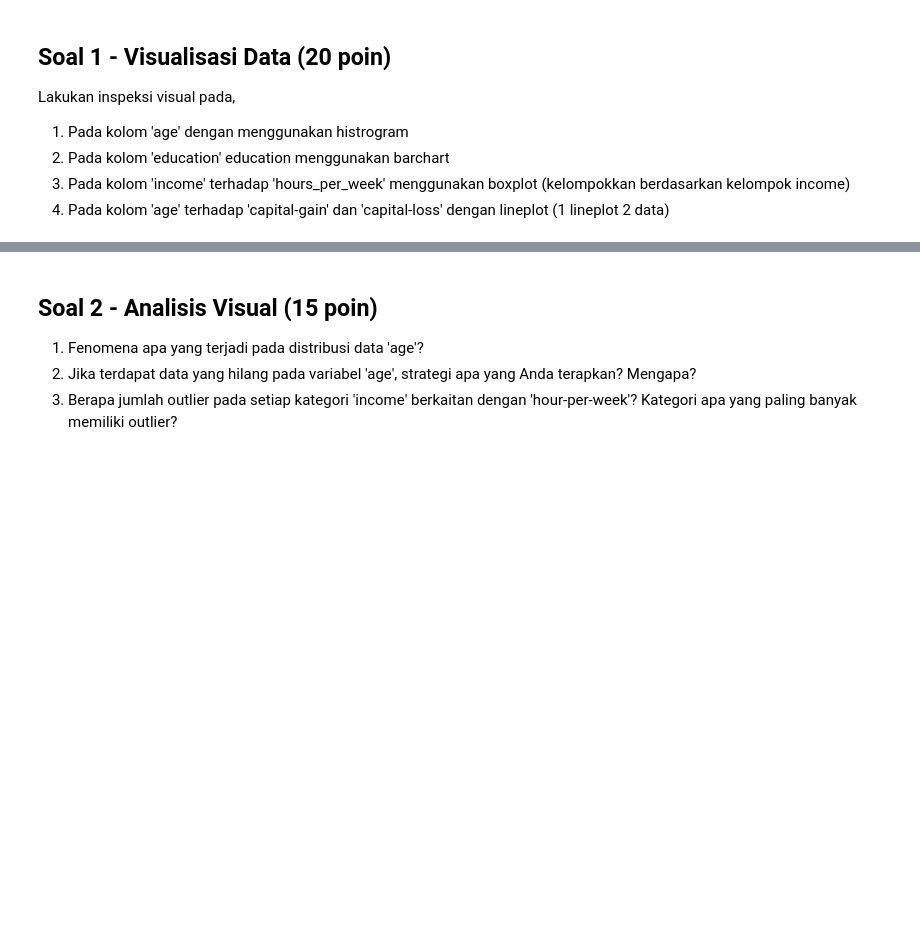
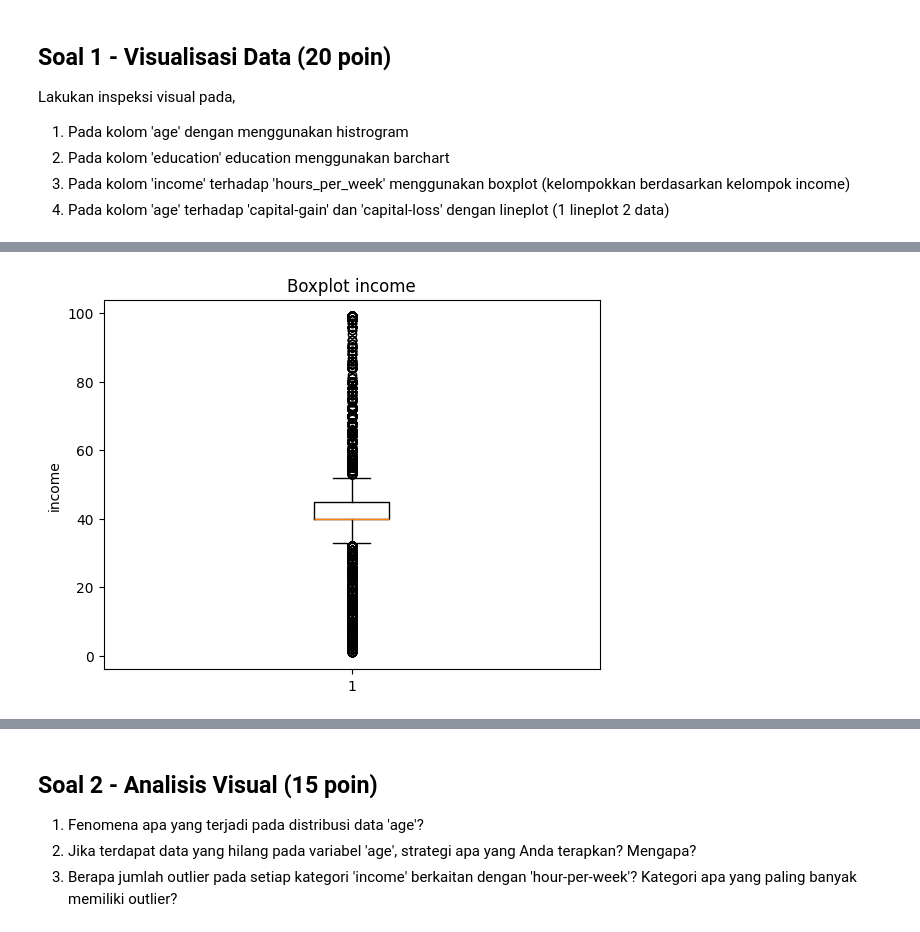
Before and after one commit to Raudhil/Quiz1_MachineLearning, a Jupyter notebook: KUIS1_MachineLearning.ipynb, the cells around one changed output, grey strips where cells are left out. Cells and saved outputs as stored; diff of their text form; code cells hidden in the pictures; blank space fills up the shorter version.

```diff
--- a/KUIS1_MachineLearning.ipynb
+++ b/KUIS1_MachineLearning.ipynb
@@ -187,4 +251,12 @@ Lakukan inspeksi visual pada,
 # %%
 # Jawab 1.3 - Boxplot
+# %%
+plt.figure()
+plt.boxplot(df['hours-per-week'].dropna(), vert=True)
+plt.title('Boxplot income')
+plt.ylabel('income')
+plt.show()
+# %% [output]
+[figure, added]
 # %%
 # Jawab 1.4 - Lineplot
```
Also changed, not shown: parts of 21 cells of this notebook.
